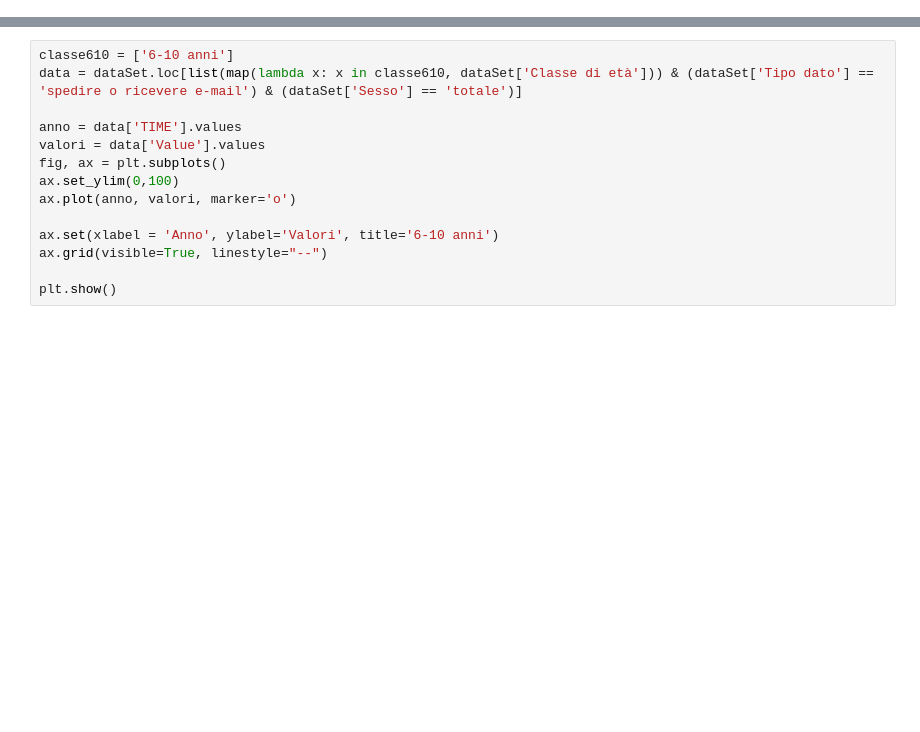
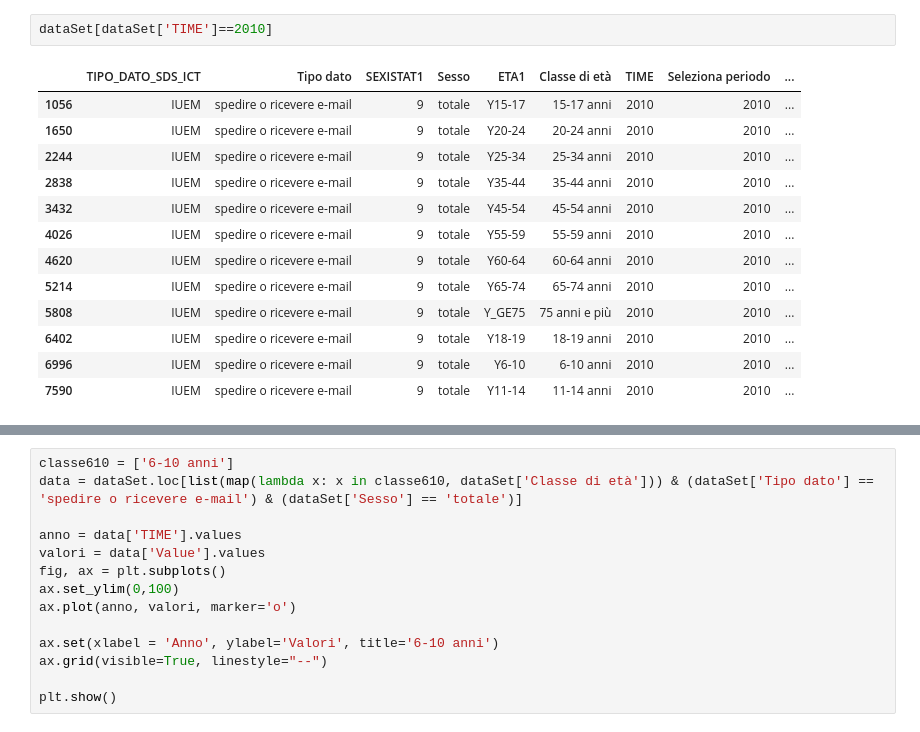
Before and after one commit to mattia01017/EsameSciVis, a Jupyter notebook: Spedire e ricevere mail.ipynb, the cells around one changed output, grey strips where cells are left out. Cells and saved outputs as stored; diff of their text form; blank space fills up the shorter version.

```diff
--- a/Spedire e ricevere mail.ipynb
+++ b/Spedire e ricevere mail.ipynb
@@ -22,0 +25,16 @@ dataSet
+# %%
+dataSet[dataSet['TIME']==2010]
+# %% [output]
+|  | TIPO_DATO_SDS_ICT | Tipo dato | SEXISTAT1 | Sesso | ETA1 | Classe di età | TIME | Seleziona periodo | ... |
+| 1056 | IUEM | spedire o ricevere e-mail | 9 | totale | Y15-17 | 15-17 anni | 2010 | 2010 | ... |
+| 1650 | IUEM | spedire o ricevere e-mail | 9 | totale | Y20-24 | 20-24 anni | 2010 | 2010 | ... |
+| 2244 | IUEM | spedire o ricevere e-mail | 9 | totale | Y25-34 | 25-34 anni | 2010 | 2010 | ... |
+| 2838 | IUEM | spedire o ricevere e-mail | 9 | totale | Y35-44 | 35-44 anni | 2010 | 2010 | ... |
+| 3432 | IUEM | spedire o ricevere e-mail | 9 | totale | Y45-54 | 45-54 anni | 2010 | 2010 | ... |
+| 4026 | IUEM | spedire o ricevere e-mail | 9 | totale | Y55-59 | 55-59 anni | 2010 | 2010 | ... |
+| 4620 | IUEM | spedire o ricevere e-mail | 9 | totale | Y60-64 | 60-64 anni | 2010 | 2010 | ... |
+| 5214 | IUEM | spedire o ricevere e-mail | 9 | totale | Y65-74 | 65-74 anni | 2010 | 2010 | ... |
+| 5808 | IUEM | spedire o ricevere e-mail | 9 | totale | Y_GE75 | 75 anni e più | 2010 | 2010 | ... |
+| 6402 | IUEM | spedire o ricevere e-mail | 9 | totale | Y18-19 | 18-19 anni | 2010 | 2010 | ... |
+| 6996 | IUEM | spedire o ricevere e-mail | 9 | totale | Y6-10 | 6-10 anni | 2010 | 2010 | ... |
+| 7590 | IUEM | spedire o ricevere e-mail | 9 | totale | Y11-14 | 11-14 anni | 2010 | 2010 | ... |
```
Also changed, not shown: parts of 2 cells of this notebook.
